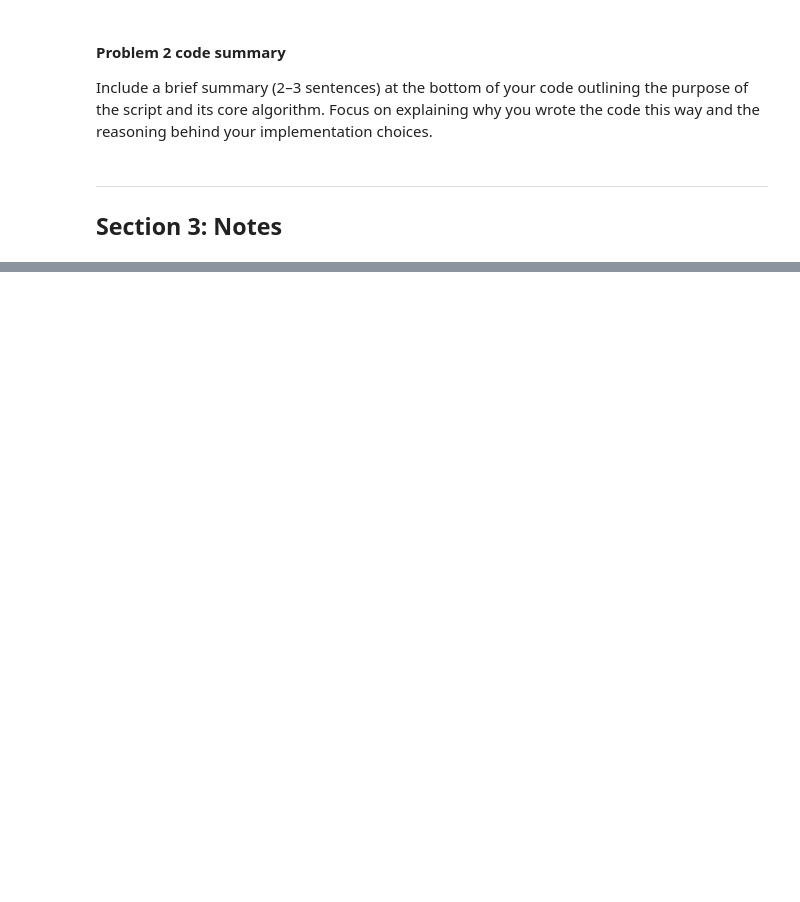
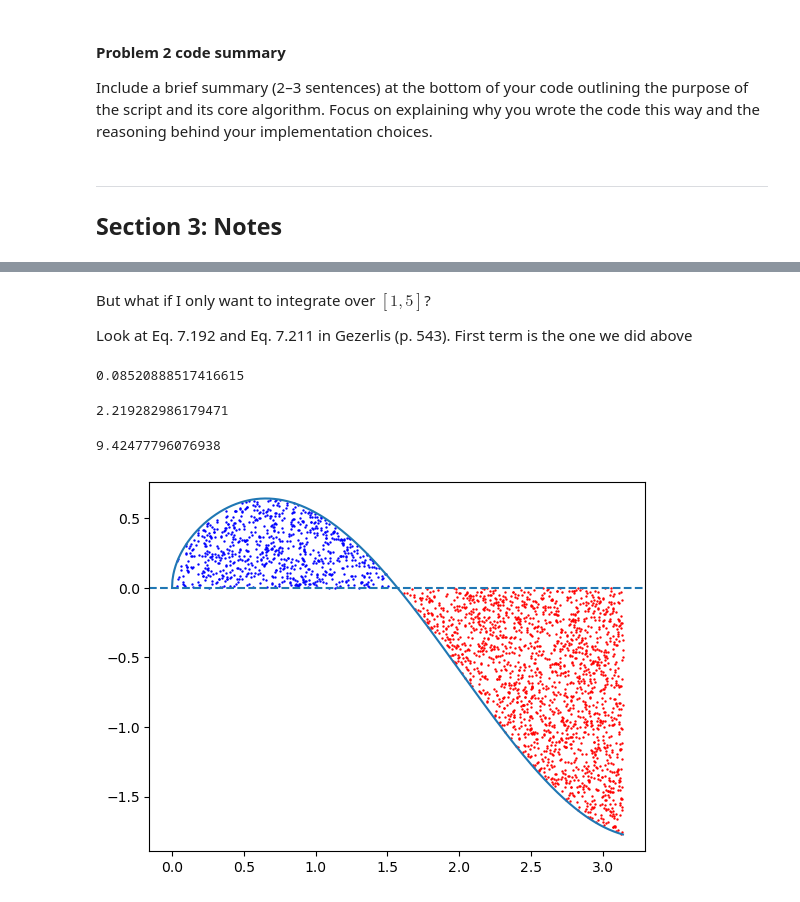
Before and after one commit to jrgrefal/ap155lab_ay26271, a Jupyter notebook: ap155_12Integration_surname.ipynb, the cells around one changed output, grey strips where cells are left out. Drawn from its saved outputs; the diff is of its cells as text; code cells hidden in the pictures; blank space fills up the shorter version.

```diff
--- a/ap155_12Integration_surname.ipynb
+++ b/ap155_12Integration_surname.ipynb
@@ -350,0 +358,74 @@ print(x,pofx)
+# %% [markdown]
+But what if I only want to integrate over $[1,5]$?
+
+Look at Eq. 7.192 and Eq. 7.211 in Gezerlis (p. 543). First term is the one we did above
+# %%
+N = 100000
+
+x = rng.normal(0, 1/np.sqrt(2), size=N)
+# x = x[(x >= 1) * (x <= 5)]
+
+fs = np.sqrt(np.pi)/(np.sqrt(1 + x**2))
+fbar = np.sum(fs)/N
+fsq = np.sum(fs**2)/N
+varfbar = (fsq - fbar**2)/(N-1)
+
+# bmina = 5 - 1
+
+
+my_int = lambda x: np.exp(-x**2)/np.sqrt(1 + x**2)
+quad_out, err = integrate.quad(my_int, 1, 5)
+print(quad_out)
+# %% [output]
+0.08520888517416615
+# %%
+x = np.linspace(1e-6, 10, 100)
+
+p_x = np.exp(-x)
+
+cdf_px = np.cumsum(p_x)/np.sum(p_x)
+inv_cdf = interpolate.interp1d(cdf_px, x)
+
+draw_nums = rng.uniform(min(cdf_px), max(cdf_px), 100000)
+
+exp_draws = inv_cdf(draw_nums)
+
+o = exp_draws #I'm lazy
+vals = (o + o**2)/np.sqrt(o)
+
+np.mean(vals)
+
+
+# plt.hist(exp_draws, bins=100)
+# plt.show()
+# %% [output]
+2.219282986179471
+# %%
+x = np.linspace(0, np.pi, 1000)
+
+integrand = lambda x: np.cos(x) * np.sqrt(x)
+plt.plot(x, integrand(x))
+
+
+Nsamp = 10000
+x_i = rng.uniform(0, np.pi, Nsamp)
+y_i = rng.uniform(-2, 1, Nsamp) # arbitrary, where I think the curve is still inside
+
+is_inside = y_i < integrand(x_i)
+is_pos = y_i > 0
+is_neg = y_i < 0
+
+plt.scatter(x_i[is_inside*is_pos], y_i[is_inside*is_pos], c="blue", s=0.5)
+plt.scatter(x_i[~is_inside*is_neg], y_i[~is_inside*is_neg], c="red", s=0.5)
+
+plt.axhline(0, linestyle="--")
+
+total_area = (np.pi - 0) * (1 - (-2))
+
+## Q: Which contributes positive/negative area? How many dots overall?
+## what is the overall are of the uniform distribution where the
+## points were drawn from.
+total_area
+# %% [output]
+9.42477796076938
+[figure, added]
```
Also changed, not shown: parts of 54 cells of this notebook.
